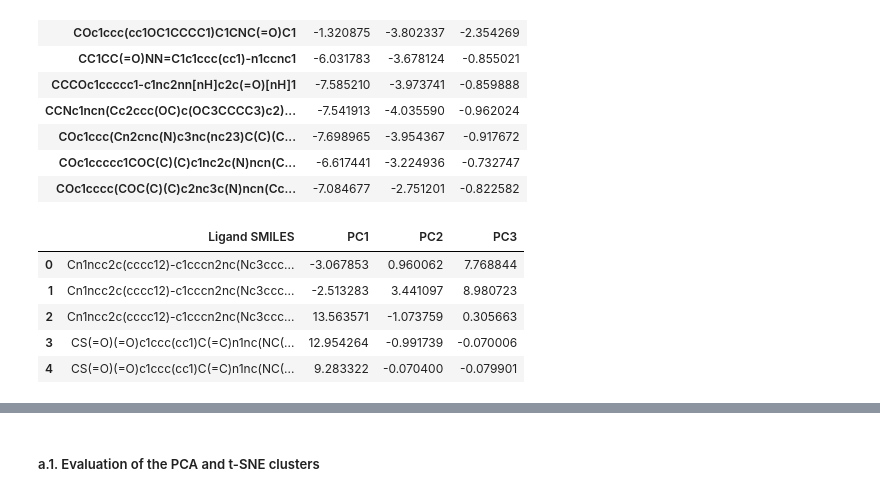
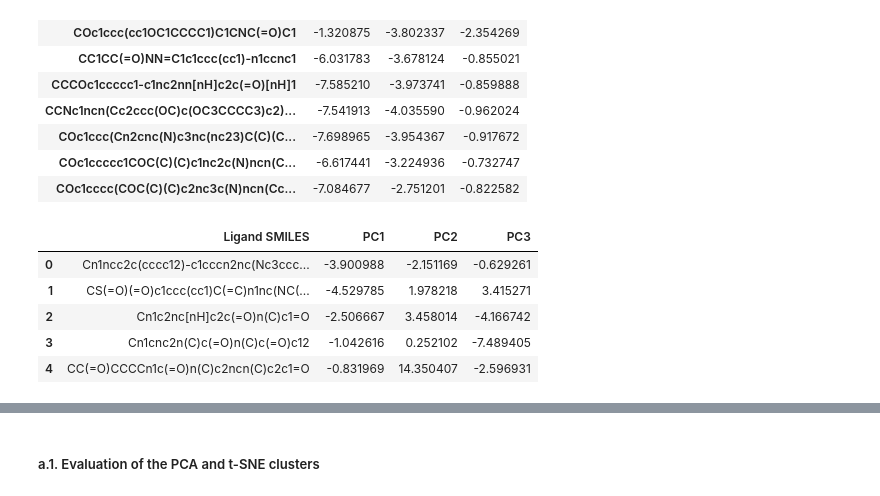
Before and after one commit to epfl-ada/ada-2024-project-laambada, a Jupyter notebook: results_embeddings2.ipynb, the cells around one changed output, grey strips where cells are left out. Drawn from its saved outputs; the diff is of its cells as text; code cells hidden in the pictures.

```diff
--- a/results_embeddings2.ipynb
+++ b/results_embeddings2.ipynb
@@ -198,20 +199,20 @@ pca_df
 | COc1ccccc1COC(C)(C)c1nc2c(N)ncn(C... | -6.617441 | -3.224936 | -0.732747 |
 | COc1cccc(COC(C)(C)c2nc3c(N)ncn(Cc... | -7.084677 | -2.751201 | -0.822582 |
 # %%
-pca_df.to_csv('src/data/RDKIT/ligand_descriptors.csv.zip',
-                                  compression='zip',
-                                  encoding='utf-8',
-                                  index=True)
+#pca_df.to_csv('src/data/RDKIT/ligand_descriptors.csv.zip',
+'''compression='zip',
+    encoding='utf-8',
+    index=True)'''
 
-pca_df_loaded = load_data('src/data/RDKIT/ligand_descriptors.csv.zip')
+pca_df_loaded = load_data('src/data/PCA_Mol2Vec.csv.zip')
 pca_df_loaded.head()
 # %% [output]
 |  | Ligand SMILES | PC1 | PC2 | PC3 |
-| 0 | Cn1ncc2c(cccc12)-c1cccn2nc(Nc3ccc... | -3.067853 | 0.960062 | 7.768844 |
-| 1 | Cn1ncc2c(cccc12)-c1cccn2nc(Nc3ccc... | -2.513283 | 3.441097 | 8.980723 |
-| 2 | Cn1ncc2c(cccc12)-c1cccn2nc(Nc3ccc... | 13.563571 | -1.073759 | 0.305663 |
-| 3 | CS(=O)(=O)c1ccc(cc1)C(=C)n1nc(NC(... | 12.954264 | -0.991739 | -0.070006 |
-| 4 | CS(=O)(=O)c1ccc(cc1)C(=C)n1nc(NC(... | 9.283322 | -0.070400 | -0.079901 |
+| 0 | Cn1ncc2c(cccc12)-c1cccn2nc(Nc3ccc... | -3.900988 | -2.151169 | -0.629261 |
+| 1 | CS(=O)(=O)c1ccc(cc1)C(=C)n1nc(NC(... | -4.529785 | 1.978218 | 3.415271 |
+| 2 | Cn1c2nc[nH]c2c(=O)n(C)c1=O | -2.506667 | 3.458014 | -4.166742 |
+| 3 | Cn1cnc2n(C)c(=O)n(C)c(=O)c12 | -1.042616 | 0.252102 | -7.489405 |
+| 4 | CC(=O)CCCCn1c(=O)n(C)c2ncn(C)c2c1=O | -0.831969 | 14.350407 | -2.596931 |
 # %%
 # Step 3: Perform t-SNE
 
```
Also changed, not shown: parts of 6 cells of this notebook, 1 other file.
